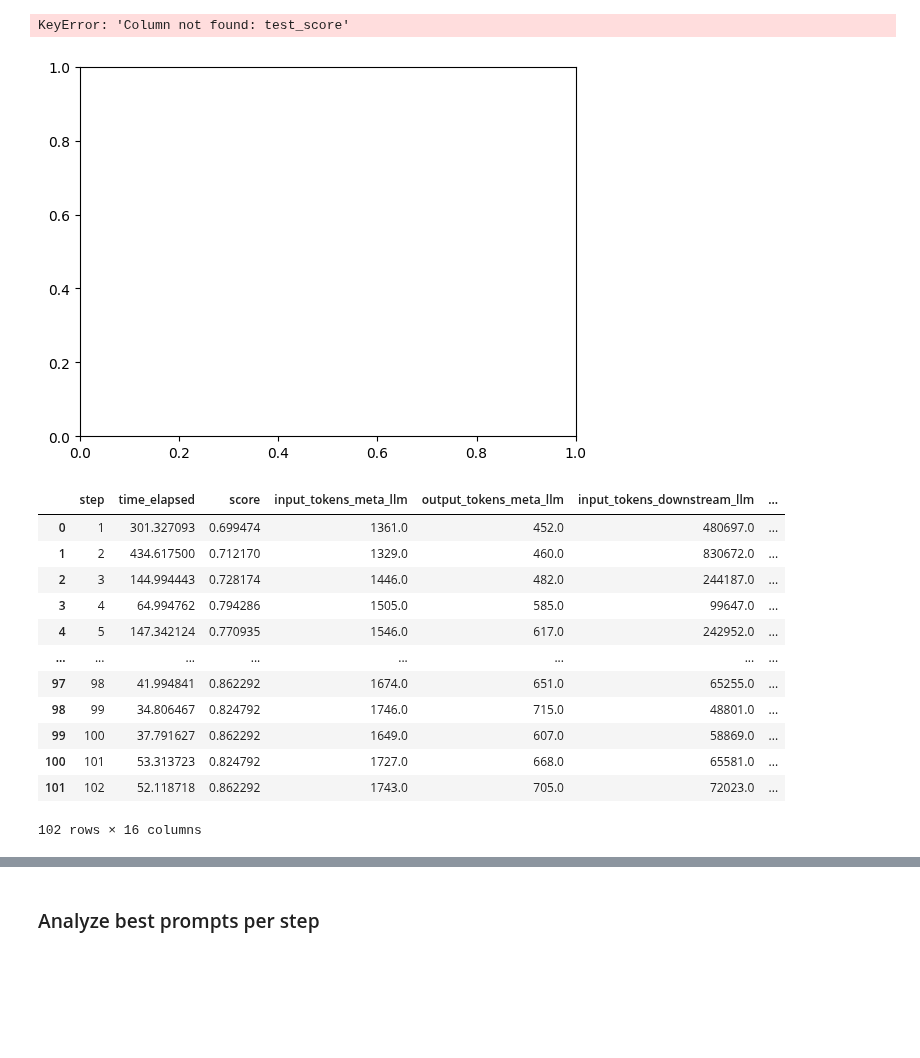
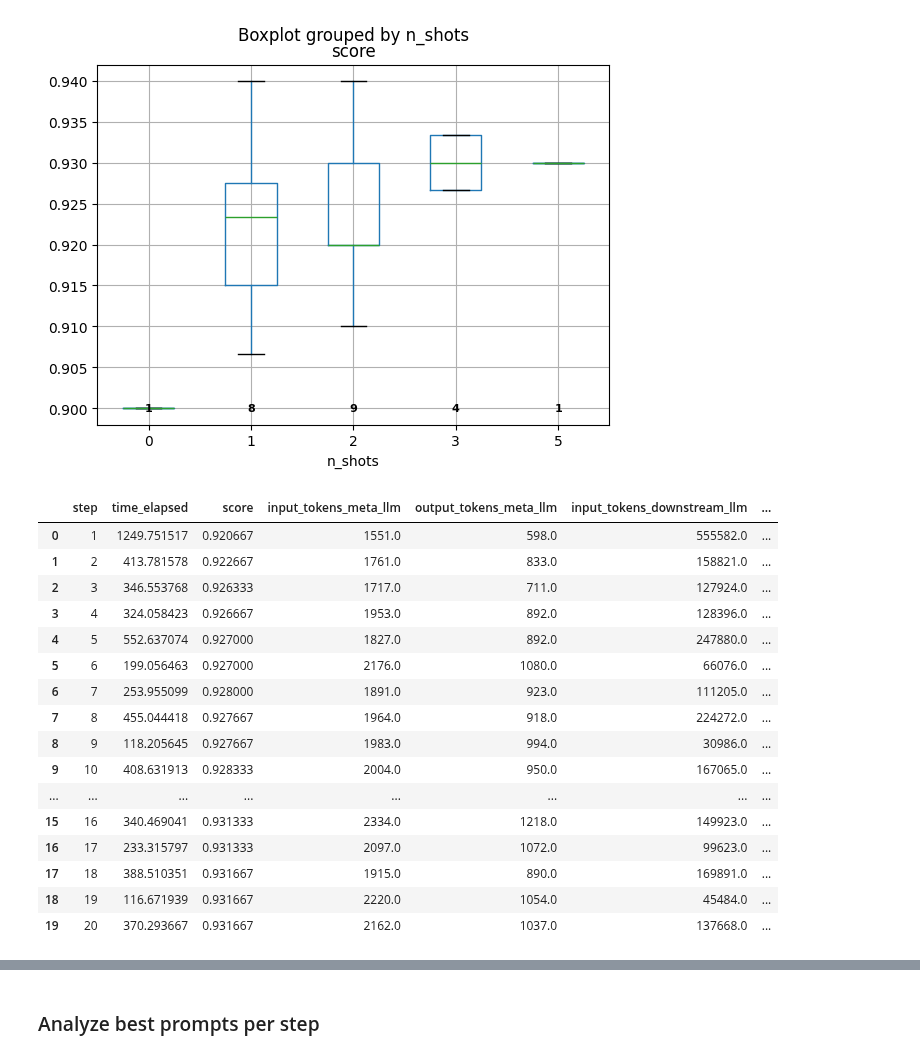
Before and after one commit to finitearth/capo, a Jupyter notebook: notebooks/results_analysis.ipynb, the cells around one changed output, grey strips where cells are left out. Saved outputs shown, nothing was run; the diff lists cells and outputs as text; code cells hidden in the pictures; blank space fills up the shorter version.

Commit message:
new results

```diff
--- a/notebooks/results_analysis.ipynb
+++ b/notebooks/results_analysis.ipynb
@@ -1,5 +1,5 @@
 # %%
-path = "../results/agnews/qwen/CAPO/seed42/benchmark_experiment_agnews_qwen_CAPO_42/e19f5c4e2f38dd10a215ef55aac0fc972763e33d51ebaa2680a98b5576446032/step_results.parquet"
+path = "../results/copa/llama/CAPO/seed42/**/step_results.parquet"
 # %%
 import matplotlib.pyplot as plt
 import pandas as pd
@@ -6,5 +7,5 @@ import pandas as pd
 # %%
-df = pd.read_parquet(path)
+df = pd.read_parquet(glob(path, recursive=True)[0])
 df
 # %% [output]
 |  | step | timestamp | time_elapsed | score | prompt | input_tokens_meta_llm | output_tokens_meta_llm | ... |
@@ -59,26 +77,25 @@ df["n_shots"] = df["prompt"].str.count("Input:") - 1
 df["prompt_len"] = df["prompt"].str.len()
 # %%
 # correlation between number shots and score => boxplot, and give number of samples per n_shots
-fig = df.groupby("prompt").first().boxplot(column="test_score", by="n_shots", showfliers=False)
-# add number of samples per n_shots
-num_samples = df.groupby("n_shots").size()
+fig = df.groupby("prompt").first().boxplot(column="score", by="n_shots", showfliers=False)
+# add number of samples (unique prompts!) per n_shots
+num_samples = df.groupby(["prompt", "n_shots"]).size().reset_index().groupby("n_shots").size()
 for i, n in enumerate(num_samples):
     fig.text(
         i + 1,
-        0.5,
+        df["score"].min(),
         n,
         ha="center",
         va="center",
         rotation=0,
         fontsize=8,
         color="black",
         fontweight="bold",
     )
 
 plt.show();
 # %% [output]
-KeyError: 'Column not found: test_score'
-[figure, old version]
+[figure, new version]
 # %%
 # group df by step and get the mean of the values (ignore stings)
 df_grouped = df.groupby("step", as_index=False).mean(numeric_only=True)
@@ -94,18 +111,22 @@ df_grouped = df_grouped.join(
 df_grouped
 # %% [output]
 |  | step | time_elapsed | score | input_tokens_meta_llm | output_tokens_meta_llm | input_tokens_downstream_llm | ... |
-| 0 | 1 | 301.327093 | 0.699474 | 1361.0 | 452.0 | 480697.0 | ... |
-| 1 | 2 | 434.617500 | 0.712170 | 1329.0 | 460.0 | 830672.0 | ... |
-| 2 | 3 | 144.994443 | 0.728174 | 1446.0 | 482.0 | 244187.0 | ... |
-| 3 | 4 | 64.994762 | 0.794286 | 1505.0 | 585.0 | 99647.0 | ... |
-| 4 | 5 | 147.342124 | 0.770935 | 1546.0 | 617.0 | 242952.0 | ... |
+| 0 | 1 | 1249.751517 | 0.920667 | 1551.0 | 598.0 | 555582.0 | ... |
+| 1 | 2 | 413.781578 | 0.922667 | 1761.0 | 833.0 | 158821.0 | ... |
+| 2 | 3 | 346.553768 | 0.926333 | 1717.0 | 711.0 | 127924.0 | ... |
+| 3 | 4 | 324.058423 | 0.926667 | 1953.0 | 892.0 | 128396.0 | ... |
+| 4 | 5 | 552.637074 | 0.927000 | 1827.0 | 892.0 | 247880.0 | ... |
+| 5 | 6 | 199.056463 | 0.927000 | 2176.0 | 1080.0 | 66076.0 | ... |
+| 6 | 7 | 253.955099 | 0.928000 | 1891.0 | 923.0 | 111205.0 | ... |
+| 7 | 8 | 455.044418 | 0.927667 | 1964.0 | 918.0 | 224272.0 | ... |
+| 8 | 9 | 118.205645 | 0.927667 | 1983.0 | 994.0 | 30986.0 | ... |
+| 9 | 10 | 408.631913 | 0.928333 | 2004.0 | 950.0 | 167065.0 | ... |
 | ... | ... | ... | ... | ... | ... | ... | ... |
-| 97 | 98 | 41.994841 | 0.862292 | 1674.0 | 651.0 | 65255.0 | ... |
-| 98 | 99 | 34.806467 | 0.824792 | 1746.0 | 715.0 | 48801.0 | ... |
-| 99 | 100 | 37.791627 | 0.862292 | 1649.0 | 607.0 | 58869.0 | ... |
-| 100 | 101 | 53.313723 | 0.824792 | 1727.0 | 668.0 | 65581.0 | ... |
-| 101 | 102 | 52.118718 | 0.862292 | 1743.0 | 705.0 | 72023.0 | ... |
+| 15 | 16 | 340.469041 | 0.931333 | 2334.0 | 1218.0 | 149923.0 | ... |
+| 16 | 17 | 233.315797 | 0.931333 | 2097.0 | 1072.0 | 99623.0 | ... |
+| 17 | 18 | 388.510351 | 0.931667 | 1915.0 | 890.0 | 169891.0 | ... |
+| 18 | 19 | 116.671939 | 0.931667 | 2220.0 | 1054.0 | 45484.0 | ... |
+| 19 | 20 | 370.293667 | 0.931667 | 2162.0 | 1037.0 | 137668.0 | ... |
-102 rows × 16 columns
 # %%
 # plot step vs total tokens
 plt.bar(df_grouped["step"], df_grouped["total_tokens"]);
```
Also changed, not shown: parts of 16 cells of this notebook, 1 other file.
